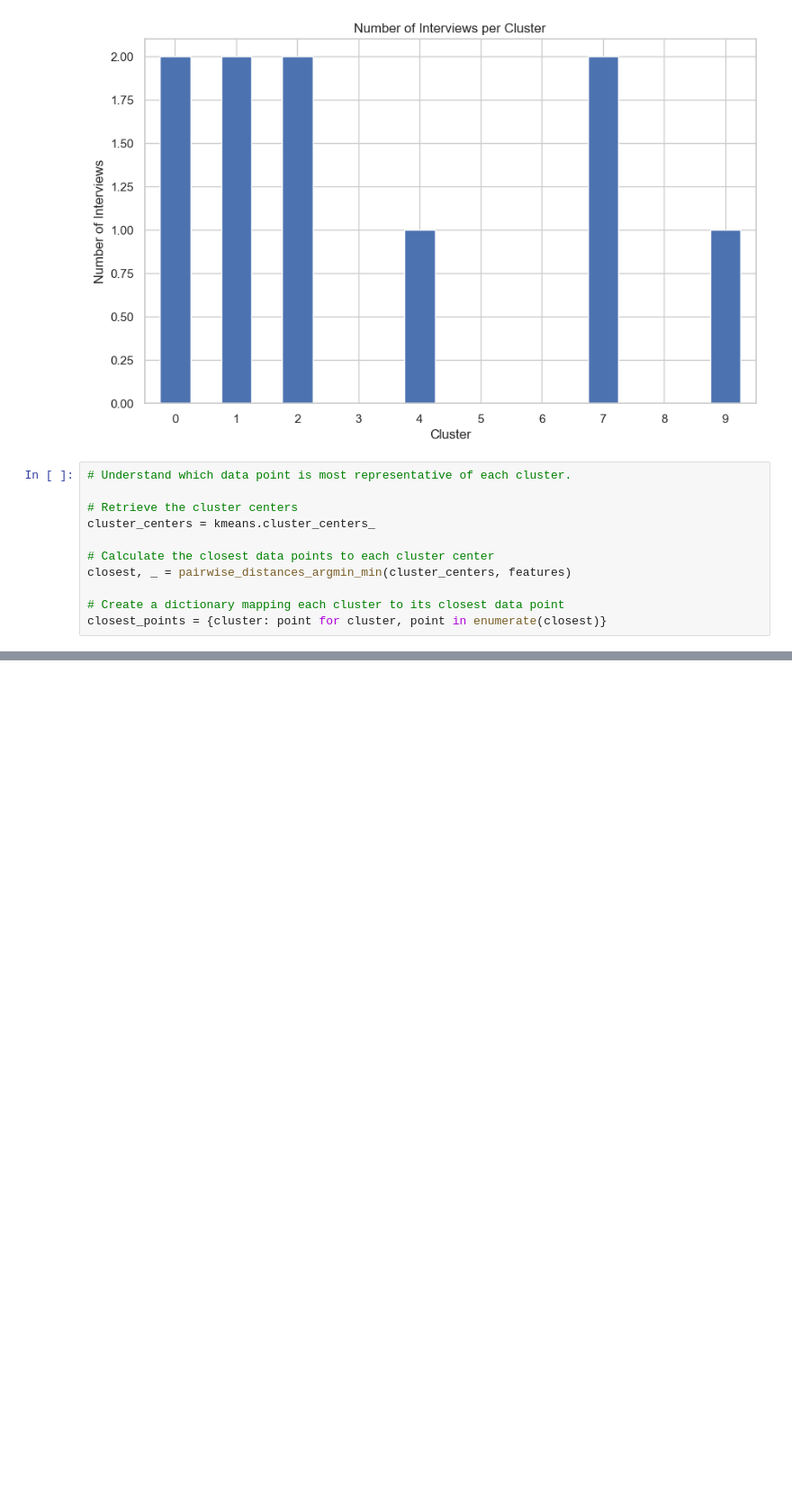
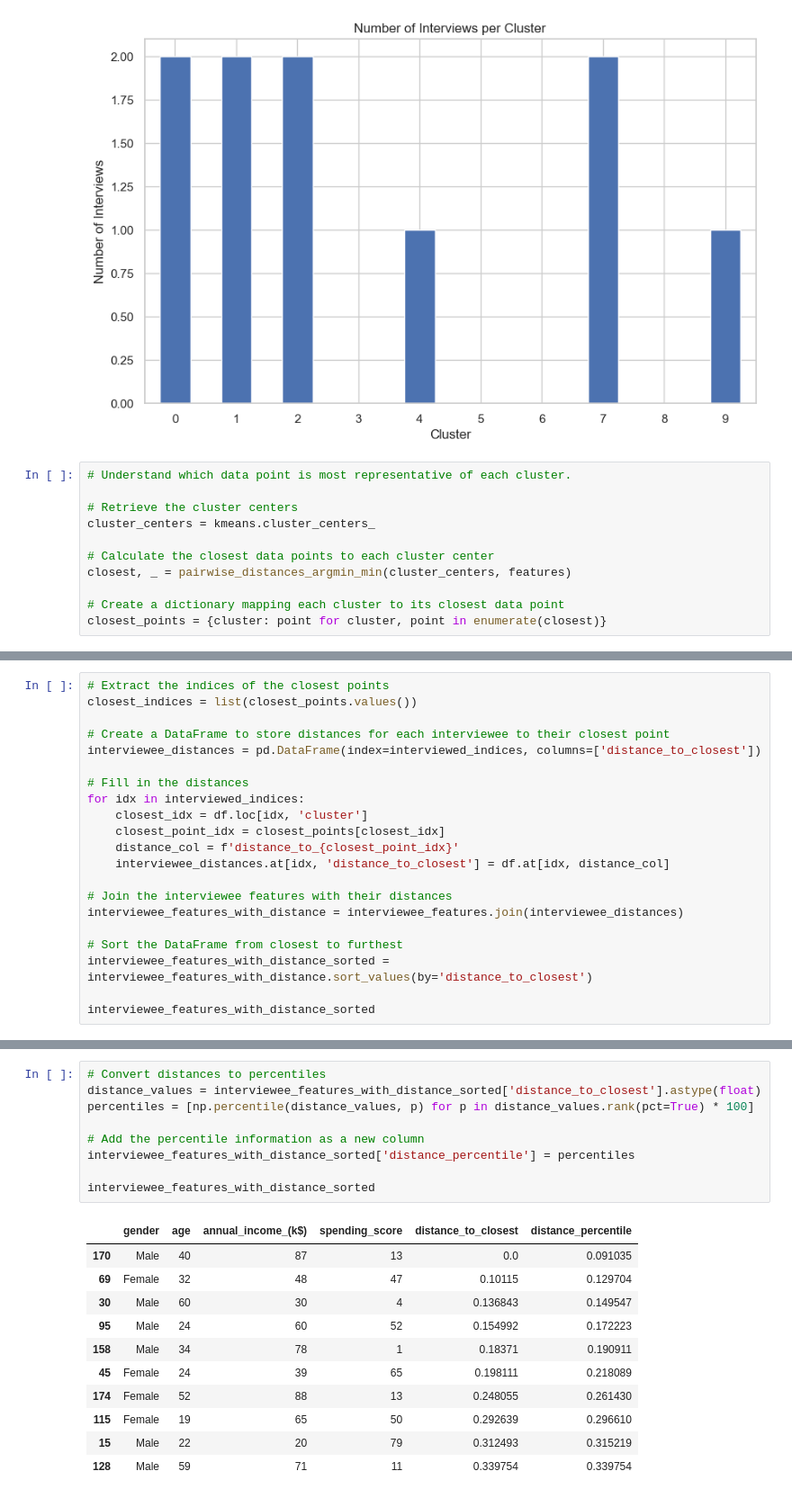
Before and after one commit to JamisonProctor/interviewed_customer_relationship_clusterer, a Jupyter notebook: interviewed_clusterer.ipynb, the cells around one changed output, grey strips where cells are left out. Shown at 90% size. Cells and saved outputs as stored; diff of their text form; blank space fills up the shorter version.

Commit message:
add analysis of different cluster centers and their distance to the interviewees.

```diff
--- a/interviewed_clusterer.ipynb
+++ b/interviewed_clusterer.ipynb
@@ -315,0 +331,21 @@ closest_points = {cluster: point for cluster, point in enumerate(closest)}
+# %%
+# Extract the indices of the closest points
+closest_indices = list(closest_points.values())
+
+# Create a DataFrame to store distances for each interviewee to their closest point
+interviewee_distances = pd.DataFrame(index=interviewed_indices, columns=['distance_to_closest'])
+
+# Fill in the distances
+for idx in interviewed_indices:
+    closest_idx = df.loc[idx, 'cluster']
+    closest_point_idx = closest_points[closest_idx]
+    distance_col = f'distance_to_{closest_point_idx}'
+    interviewee_distances.at[idx, 'distance_to_closest'] = df.at[idx, distance_col]
+
+# Join the interviewee features with their distances
+interviewee_features_with_distance = interviewee_features.join(interviewee_distances)
+
+# Sort the DataFrame from closest to furthest
+interviewee_features_with_distance_sorted = interviewee_features_with_distance.sort_values(by='distance_to_closest')
+
+interviewee_features_with_distance_sorted
@@ -315,0 +364,21 @@ closest_points = {cluster: point for cluster, point in enumerate(closest)}
+# %%
+# Convert distances to percentiles
+distance_values = interviewee_features_with_distance_sorted['distance_to_closest'].astype(float)
+percentiles = [np.percentile(distance_values, p) for p in distance_values.rank(pct=True) * 100]
+
+# Add the percentile information as a new column
+interviewee_features_with_distance_sorted['distance_percentile'] = percentiles
+
+interviewee_features_with_distance_sorted
+# %% [output]
+|  | gender | age | annual_income_(k$) | spending_score | distance_to_closest | distance_percentile |
+| 170 | Male | 40 | 87 | 13 | 0.0 | 0.091035 |
+| 69 | Female | 32 | 48 | 47 | 0.10115 | 0.129704 |
+| 30 | Male | 60 | 30 | 4 | 0.136843 | 0.149547 |
+| 95 | Male | 24 | 60 | 52 | 0.154992 | 0.172223 |
+| 158 | Male | 34 | 78 | 1 | 0.18371 | 0.190911 |
+| 45 | Female | 24 | 39 | 65 | 0.198111 | 0.218089 |
+| 174 | Female | 52 | 88 | 13 | 0.248055 | 0.261430 |
+| 115 | Female | 19 | 65 | 50 | 0.292639 | 0.296610 |
+| 15 | Male | 22 | 20 | 79 | 0.312493 | 0.315219 |
+| 128 | Male | 59 | 71 | 11 | 0.339754 | 0.339754 |
```
Also changed, not shown: parts of 3 cells of this notebook.
